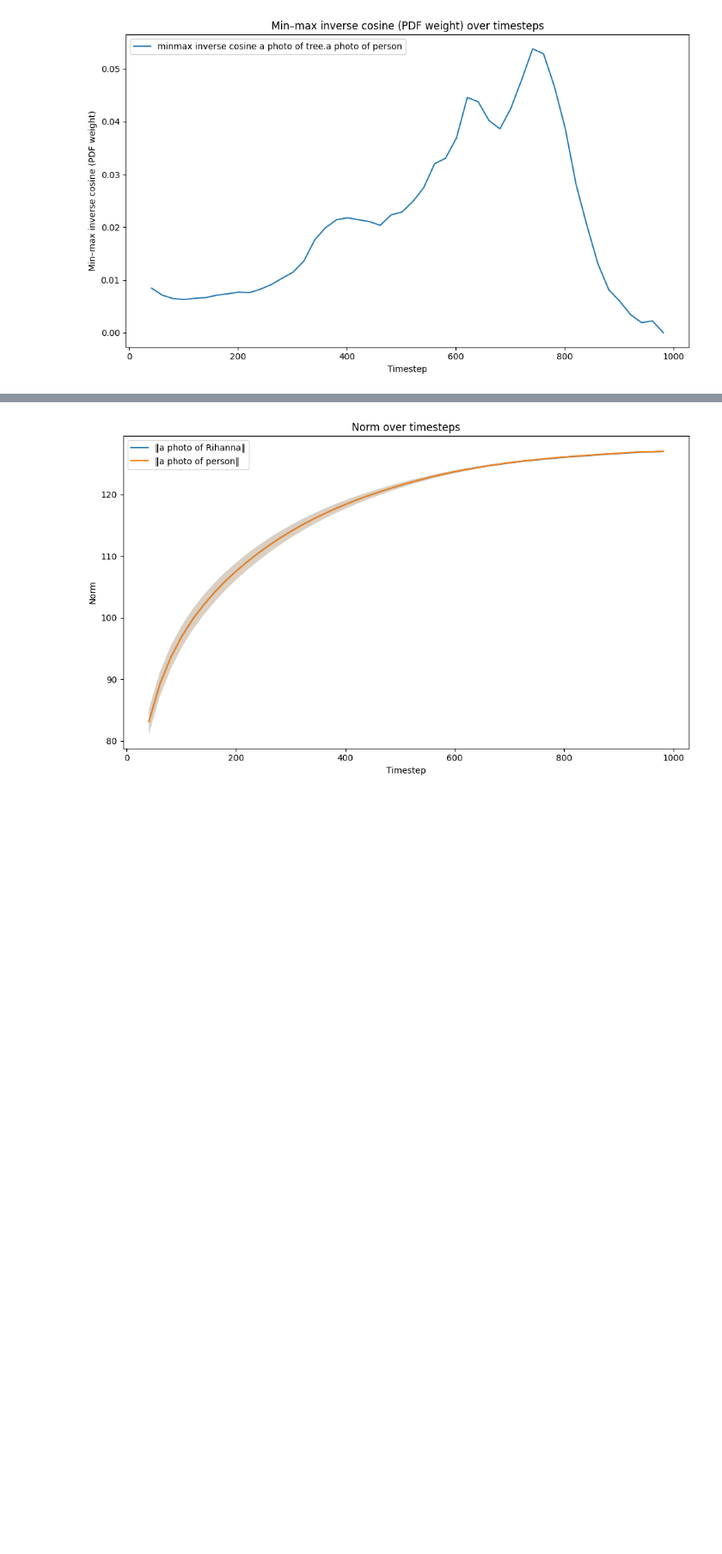
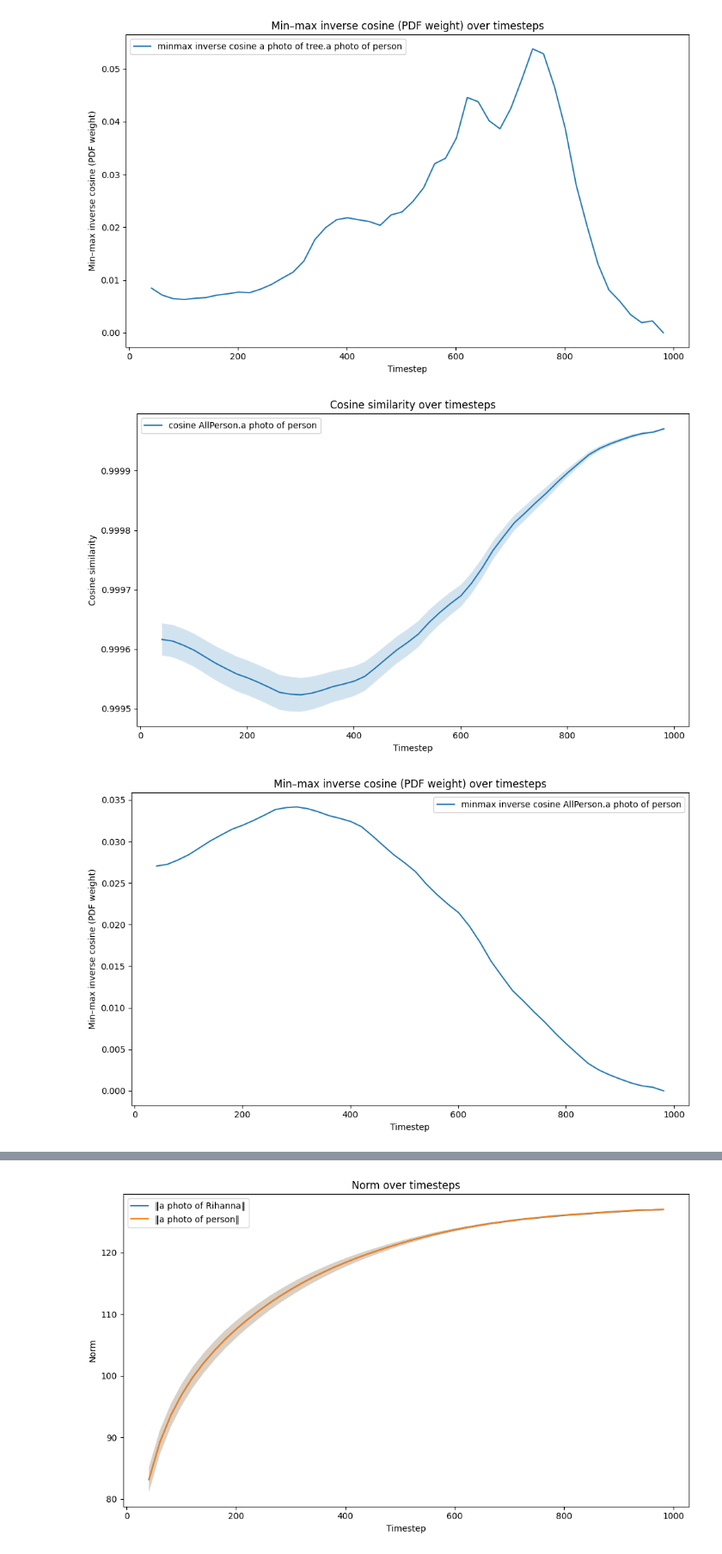
Before and after one commit to nessessence/UUL, a Jupyter notebook: sampling_stats.ipynb, the cells around one changed output, grey strips where cells are left out. Shown at 86% size. Cells and saved outputs as stored; diff of their text form; code cells hidden in the pictures; blank space fills up the shorter version.

```diff
--- a/sampling_stats.ipynb
+++ b/sampling_stats.ipynb
@@ -327,8 +334,11 @@ seed = random.randint(0, 2**15)
 
 erase_concept = "a photo of Barrack obama"
 general_concept = "a photo of person"
-# pipe, base_unet, esd_unet = load_sd_models(basemodel_id="CompVis/stable-diffusion-v1-4", torch_dtype=torch_dtype, device=device)
+pipe, base_unet, esd_unet = load_sd_models(basemodel_id="CompVis/stable-diffusion-v1-4", torch_dtype=torch_dtype, device=device)
 
 
 # pipe.set_progress_bar_config(disable=True)
-# pipe.scheduler.set_timesteps(num_inference_steps)
+# %%
+pipe.scheduler.set_timesteps(num_inference_steps)
+
+print(pipe.scheduler.timesteps)
@@ -445,3 +460,30 @@ for erase_concept in ['a photo of Barrack Obama','a photo of Rihanna', "a photo
 [figure]
 [figure]
 [figure]
+# %%
+general_concept = "a photo of person"
+seen_persons =['Barrack Obama','Rihanna','Ed Sheeran','Margot Robbie','Chris Hemsworth','Chris Evans','Amy Adams','Anne Hathaway','Mariah Carey','Octavia Spencer','Morgan Freeman','Drake']
+erase_concepts = [f'a photo of {name}' for name in seen_persons]
+
+all_stats = defaultdict(lambda: defaultdict(list))
+for erase_concept in tqdm(erase_concepts):
+    output_stats = torch.load(f'data_root/cache/compositional_latents/{general_concept}.{erase_concept}_zt_nT50.n50.bs10.seed999_{general_concept}.pt')
+
+    # not really important
+    timesteps, _ = _series_from_output_stats(output_stats, f"cosine_{erase_concept}.{general_concept}")
+    for t in timesteps:
+        all_stats[f"cosine_AllPerson.{general_concept}"][t] += output_stats[f"cosine_{erase_concept}.{general_concept}"][t]
+    # ts, probs = add_minmax_inverse_cosine(output_stats, erase_concept, general_concept)
+
+ts, probs = add_minmax_inverse_cosine(all_stats, erase_concept="AllPerson", general_concept=general_concept)
+plot_output_stats(all_stats, stat="cosine", erase_concept="AllPerson", general_concept=general_concept, alpha=0.05)
+plot_output_stats(all_stats, stat="minmax_inverse_cosine",erase_concept="AllPerson", general_concept=general_concept)
+
+# torch.save(dd_to_dict(all_stats), f'data_root/cache/compositional_latents/AllPerson.{general_concept}_zt_nT50.n50.bs10.seed999_{general_concept}.pt')
+# torch.save(
+#     {"timesteps": ts, "probs": probs},
+#     f'data_root/cache/compositional_latents/minmax_inverse_cosine_AllPerson.{general_concept}_zt_nT50.n50.bs10.seed999_{general_concept}.pt'
+# )
+# %% [output]
+[figure, added]
+[figure, added]
```
Also changed, not shown: parts of 9 cells of this notebook, 27 other files.
